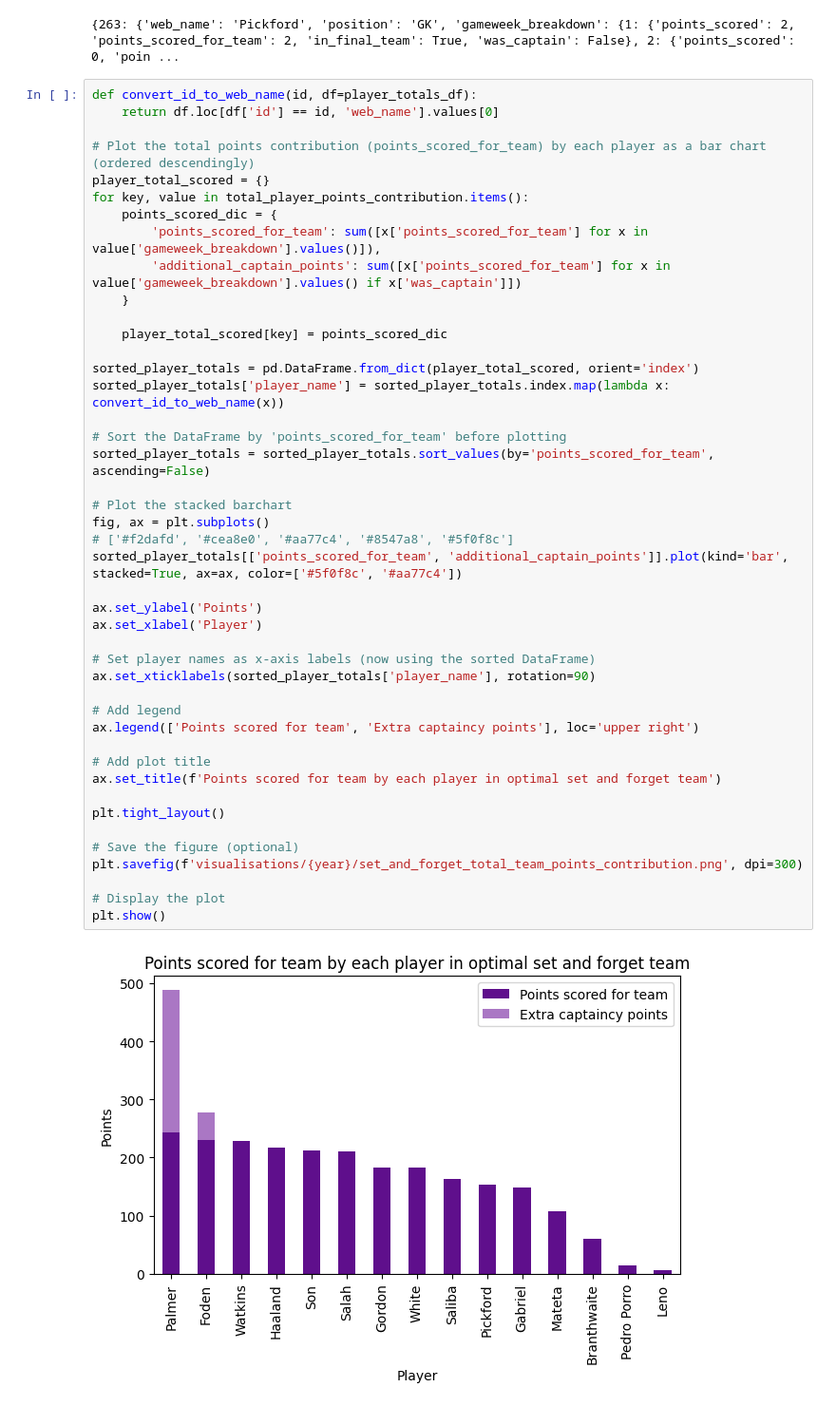
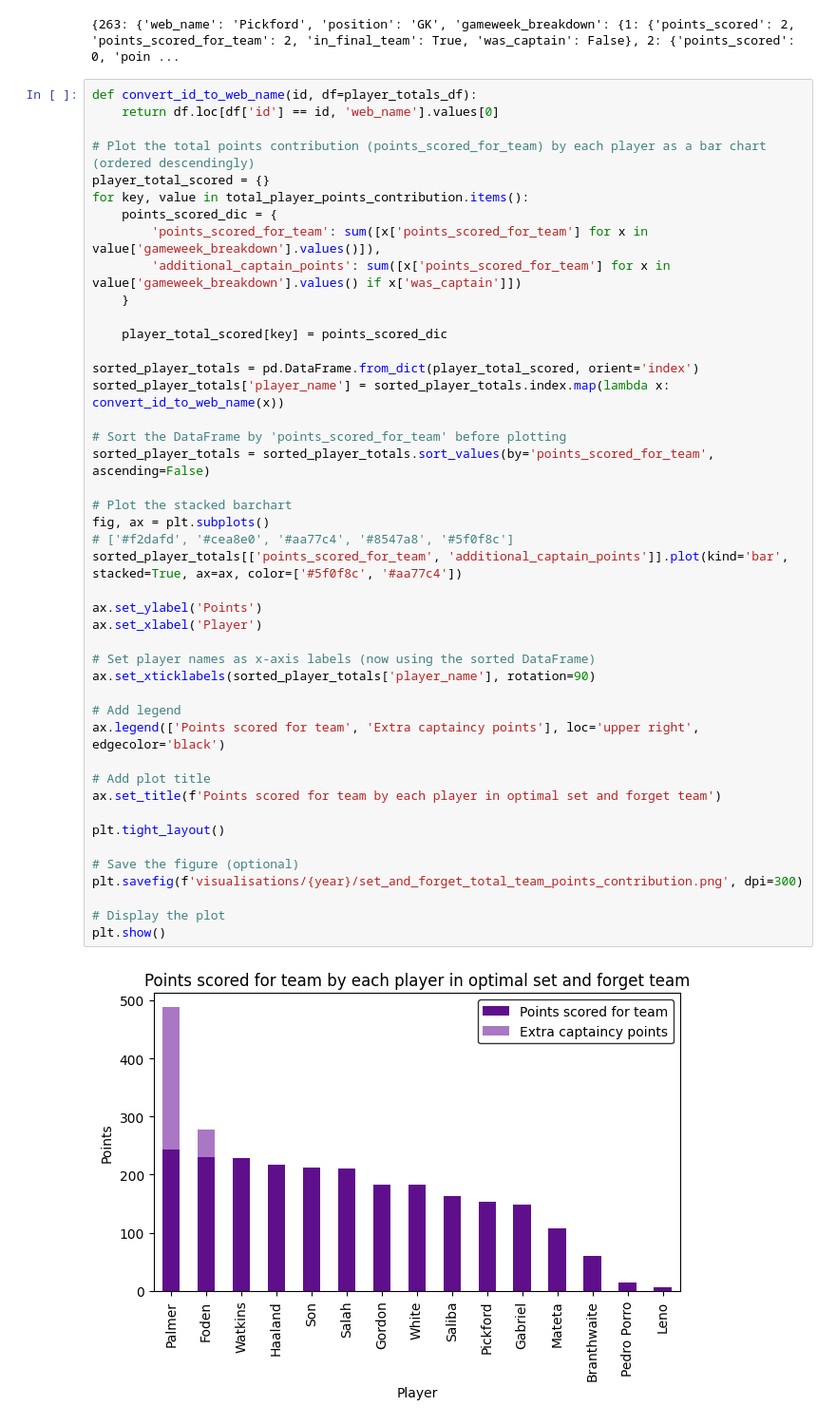
Before and after one commit to ARedshaw02/fpl-hindsight-optimiser, a Jupyter notebook: set_and_forget/exploration_set_and_forget.ipynb, the cells around one changed output. Shown at 95% size. Drawn from its saved outputs; the diff is of its cells as text.

```diff
--- a/set_and_forget/exploration_set_and_forget.ipynb
+++ b/set_and_forget/exploration_set_and_forget.ipynb
@@ -291,32 +292,32 @@ for key, value in total_player_points_contribution.items():
 sorted_player_totals = pd.DataFrame.from_dict(player_total_scored, orient='index')
 sorted_player_totals['player_name'] = sorted_player_totals.index.map(lambda x: convert_id_to_web_name(x))
 
 # Sort the DataFrame by 'points_scored_for_team' before plotting
 sorted_player_totals = sorted_player_totals.sort_values(by='points_scored_for_team', ascending=False)
 
 # Plot the stacked barchart
 fig, ax = plt.subplots()
 # ['#f2dafd', '#cea8e0', '#aa77c4', '#8547a8', '#5f0f8c']
 sorted_player_totals[['points_scored_for_team', 'additional_captain_points']].plot(kind='bar', stacked=True, ax=ax, color=['#5f0f8c', '#aa77c4'])
 
 ax.set_ylabel('Points')
 ax.set_xlabel('Player')
 
 # Set player names as x-axis labels (now using the sorted DataFrame)
 ax.set_xticklabels(sorted_player_totals['player_name'], rotation=90)
 
 # Add legend
-ax.legend(['Points scored for team', 'Extra captaincy points'], loc='upper right')
+ax.legend(['Points scored for team', 'Extra captaincy points'], loc='upper right', edgecolor='black')
 
 # Add plot title
 ax.set_title(f'Points scored for team by each player in optimal set and forget team')
 
 plt.tight_layout()
 
 # Save the figure (optional)
 plt.savefig(f'visualisations/{year}/set_and_forget_total_team_points_contribution.png', dpi=300)
 
 # Display the plot
 plt.show()
 # %% [output]
-[figure, old version]
+[figure, new version]
```
Also changed, not shown: parts of 3 cells of this notebook, 2 other files.
